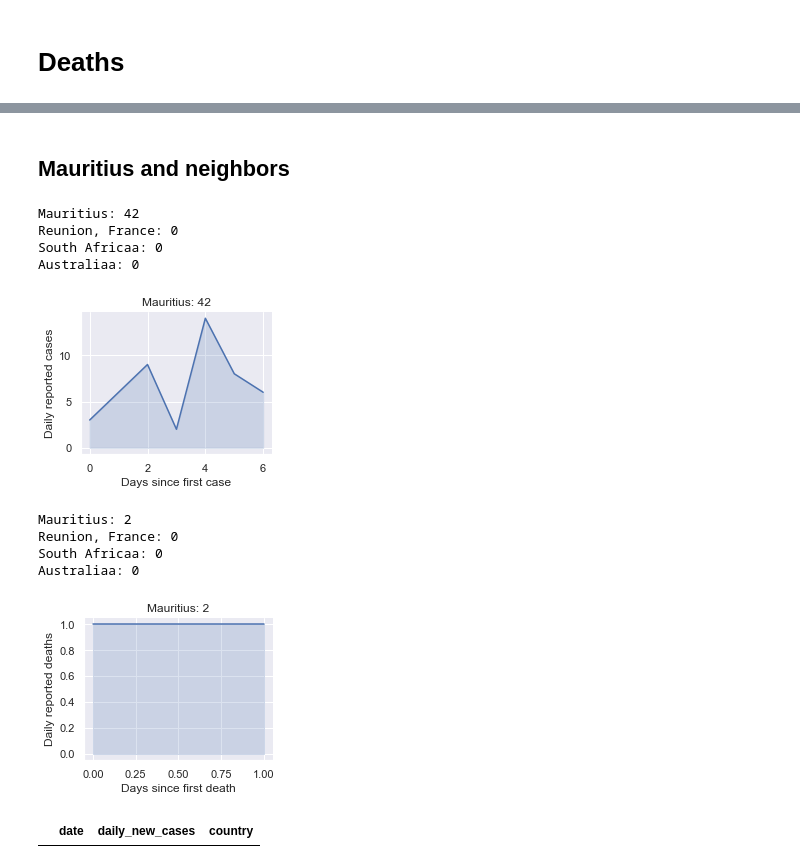
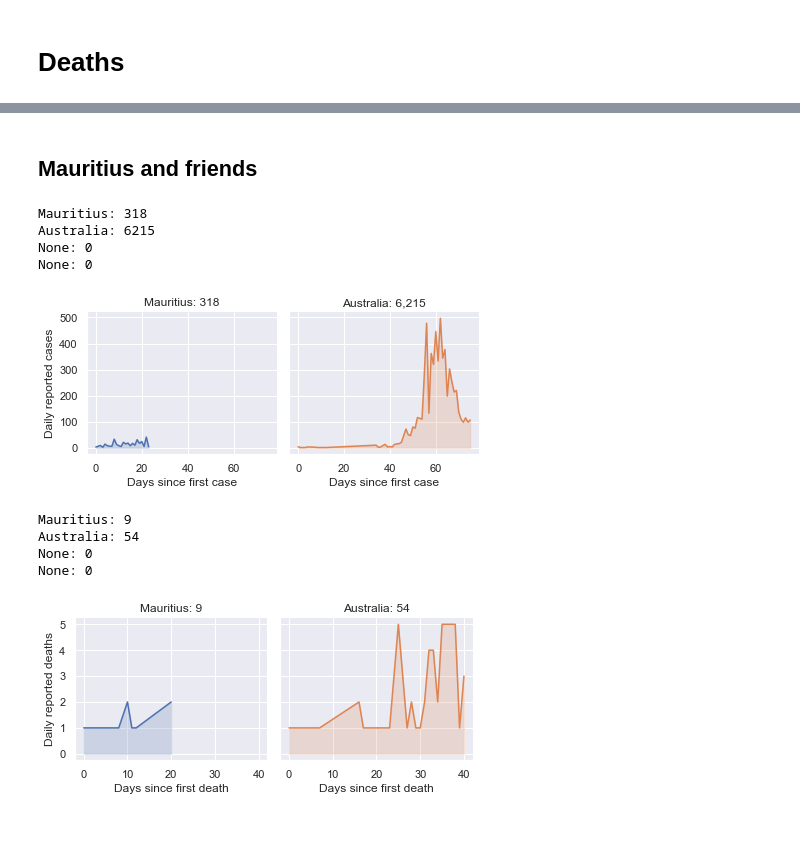
Before and after one commit to denisfookune/covid19-dailycases, a Jupyter notebook: covid19_JHU.ipynb, the cells around one changed output, grey strips where cells are left out. Cells and saved outputs as stored; diff of their text form; code cells hidden in the pictures; blank space fills up the shorter version.

Commit message:
Updated plots 4/10/2020 and some cleanup

```diff
--- a/covid19_JHU.ipynb
+++ b/covid19_JHU.ipynb
@@ -195,25 +190,21 @@ deaths_df[deaths_df['country'] == 'US']
 # %% [markdown]
-## Mauritius and neighbors
+## Mauritius and friends
 # %%
-mru_neighbors = ['Mauritius', 'Reunion, France', 'South Africaa', 'Australiaa']
+mru_neighbors = ['Mauritius', 'Australia', 'None', 'None']
 confirmed_countries_df = get_topN_countries(confirmed_df, mru_neighbors)
 plot_grid(confirmed_countries_df, x_label='Days since first case', y_label='Daily reported cases')
 # %% [output]
-Mauritius: 42
-Reunion, France: 0
-South Africaa: 0
-Australiaa: 0
+Mauritius: 318
+Australia: 6215
+None: 0
+None: 0
-[figure, old version]
+[figure, new version]
 # %%
 deaths_countries_df = get_topN_countries(deaths_df, mru_neighbors)
 plot_grid(deaths_countries_df, x_label='Days since first death', y_label='Daily reported deaths')
 # %% [output]
-Mauritius: 2
-Reunion, France: 0
-South Africaa: 0
-Australiaa: 0
+Mauritius: 9
+Australia: 54
+None: 0
+None: 0
-[figure, old version]
+[figure, new version]
-# %%
-confirmed_df[confirmed_df['country'].str.contains('Reunion')]
-# %% [output]
-|  | date | daily_new_cases | country |
```
Also changed, not shown: parts of 5 cells of this notebook.
